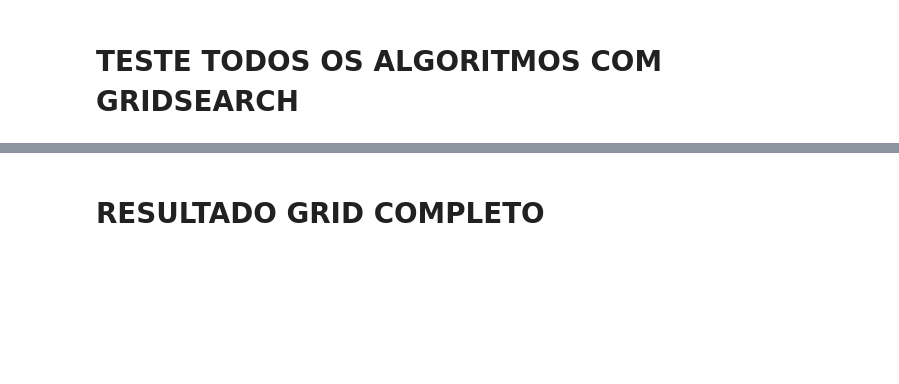
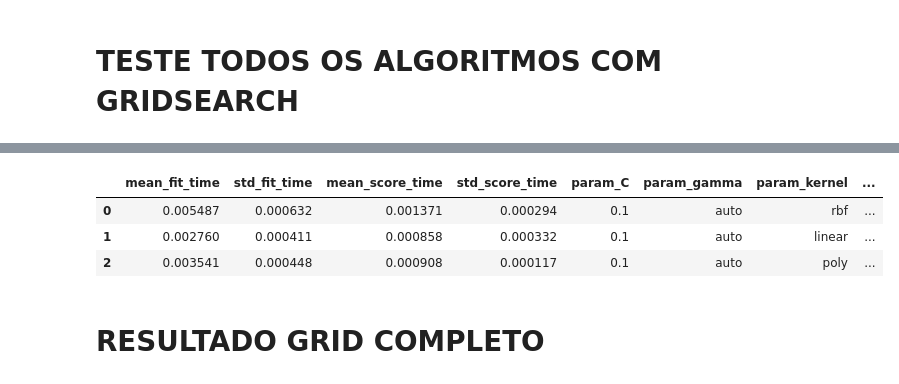
Before and after one commit to diegodedize/Rec_Padroes_PPGI_2020, a Jupyter notebook: NOTEBOOKS/DD_Rec_Padroes_imagens_coronarias.ipynb, the cells around one changed output, grey strips where cells are left out. Cells and saved outputs as stored; diff of their text form; code cells hidden in the pictures; blank space fills up the shorter version.

```diff
--- a/NOTEBOOKS/DD_Rec_Padroes_imagens_coronarias.ipynb
+++ b/NOTEBOOKS/DD_Rec_Padroes_imagens_coronarias.ipynb
@@ -1352,3 +1353,11 @@ df_metricas_total
+# %%
+A = pd.DataFrame(classificador.cv_results_)
+A.head(3)
+# %% [output]
+|  | mean_fit_time | std_fit_time | mean_score_time | std_score_time | param_C | param_gamma | param_kernel | ... |
+| 0 | 0.005487 | 0.000632 | 0.001371 | 0.000294 | 0.1 | auto | rbf | ... |
+| 1 | 0.002760 | 0.000411 | 0.000858 | 0.000332 | 0.1 | auto | linear | ... |
+| 2 | 0.003541 | 0.000448 | 0.000908 | 0.000117 | 0.1 | auto | poly | ... |
 # %% [markdown]
 # RESULTADO GRID COMPLETO
 # %%
```
Also changed, not shown: parts of 10 cells of this notebook.
